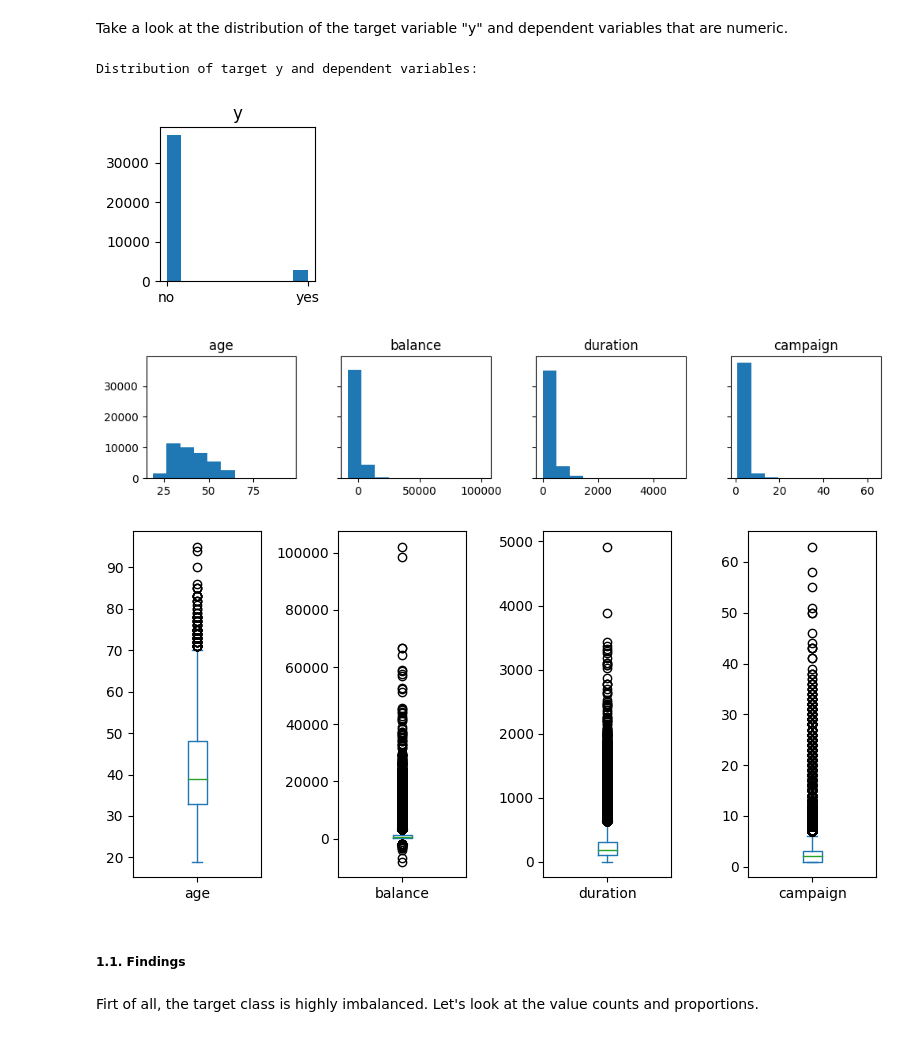
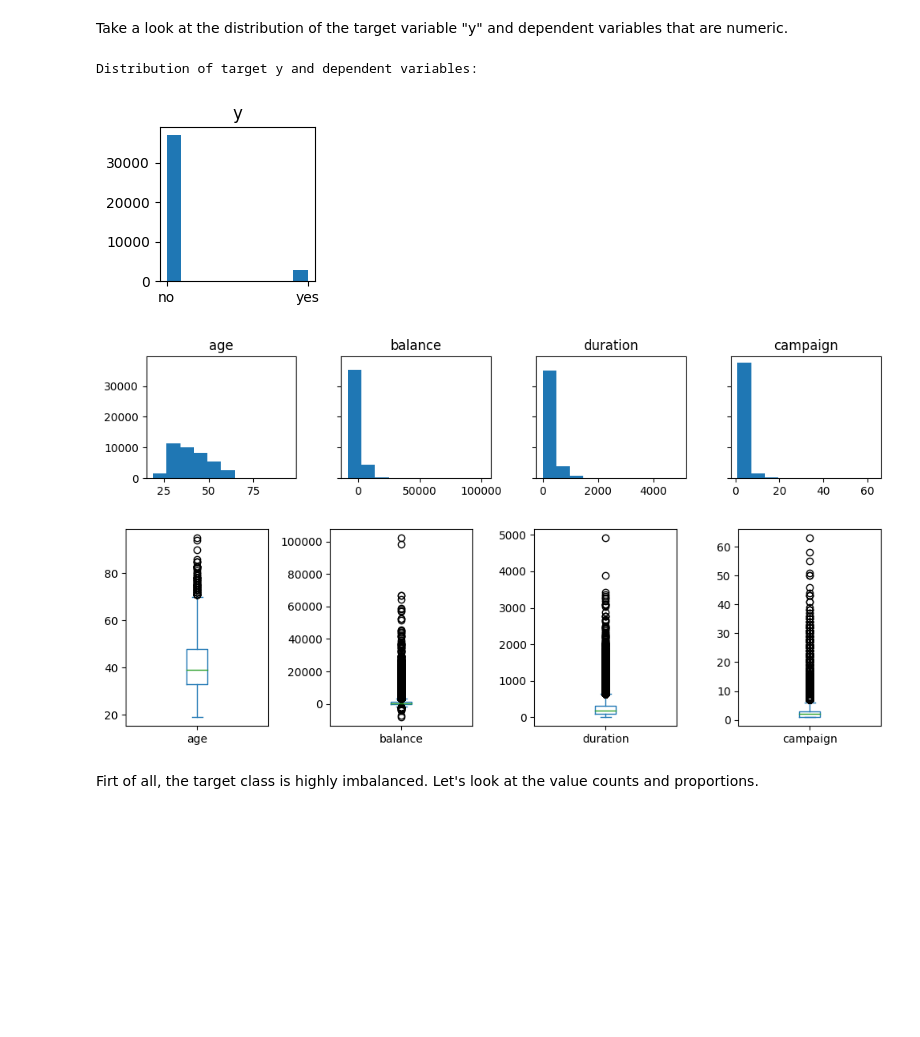
Before and after one commit to henryhyunwookim/Term-Deposit-Marketing, a Jupyter notebook: Term Deposit Marketing_v3.ipynb, the cells around one changed output. Drawn from its saved outputs; the diff is of its cells as text; code cells hidden in the pictures; blank space fills up the shorter version.

```diff
--- a/Term Deposit Marketing_v3.ipynb
+++ b/Term Deposit Marketing_v3.ipynb
@@ -102,15 +103,13 @@ Take a look at the distribution of the target variable "y" and dependent variabl
 # %%
 plot_histograms(data=data,
                 target="y", target_figsize=(2,2),
                 dependent_layout=(1,4), dependent_figsize=(12, 2),
-                include_boxplots=True, boxplot_figsize=(8, 4))
+                include_boxplots=True, boxplot_figsize=(10, 3))
 # %% [output]
 Distribution of target y and dependent variables:
 [figure]
 [figure]
-[figure, old version]
+[figure, new version]
-# %% [markdown]
-##### <b>1.1. Findings</b>
 # %% [markdown]
 Firt of all, the target class is highly imbalanced. Let's look at the value counts and proportions.
 # %%
```
Also changed, not shown: parts of 41 cells of this notebook, 3 other files.
